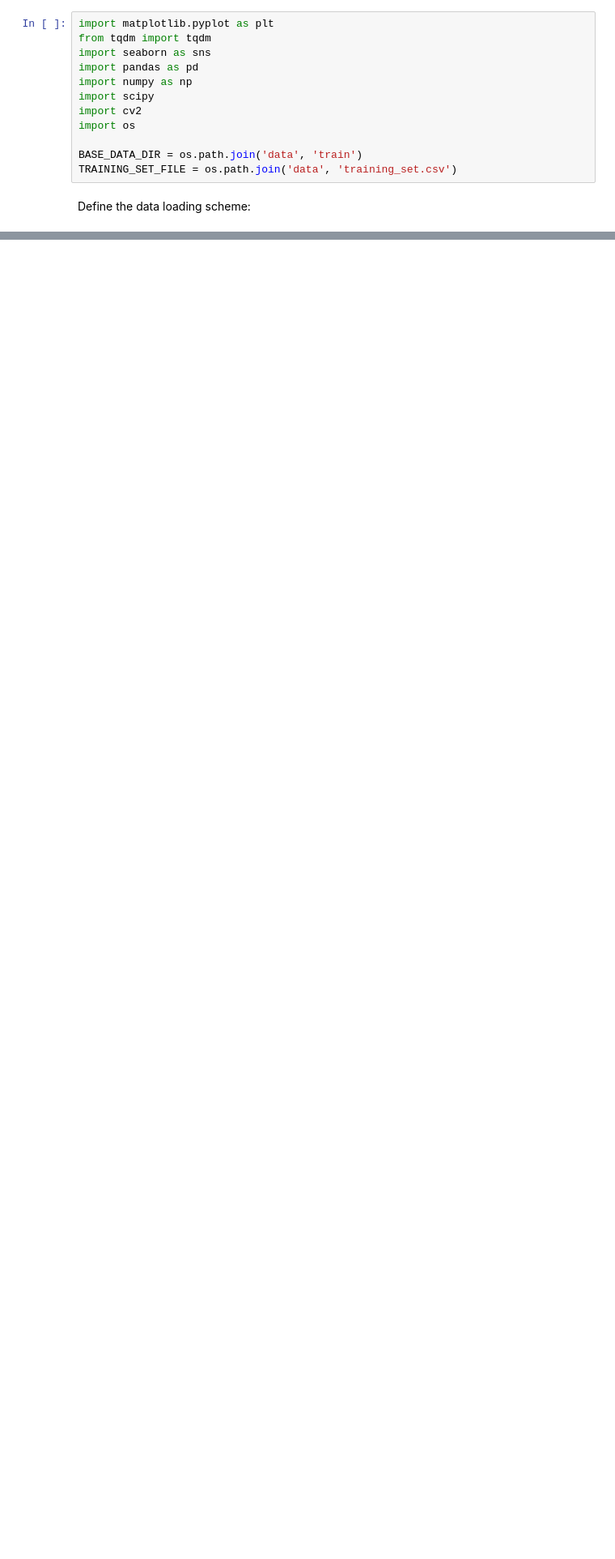
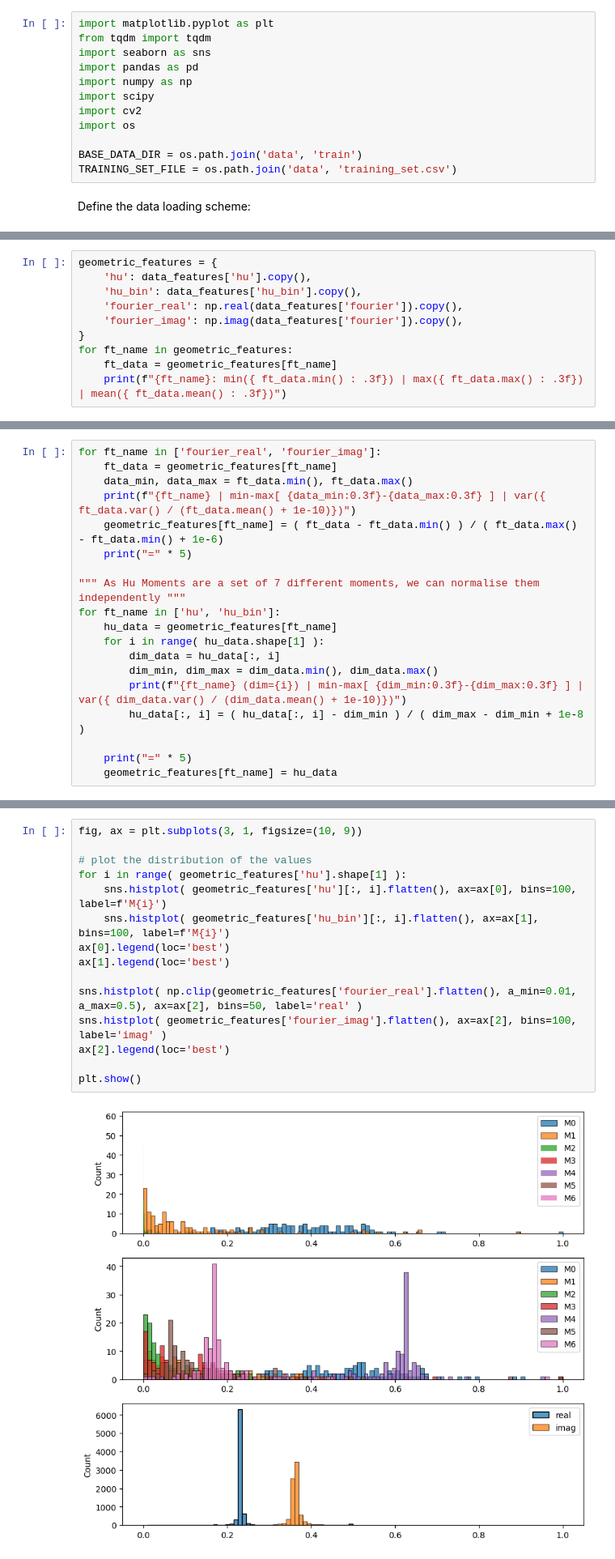
Before and after one commit to vvcastro/vision-chestXRay, a Jupyter notebook: 02_features_exploration.ipynb, the cells around one changed output, grey strips where cells are left out. Shown at 81% size. Drawn from its saved outputs; the diff is of its cells as text; blank space fills up the shorter version.

```diff
--- a/02_features_exploration.ipynb
+++ b/02_features_exploration.ipynb
@@ -176,0 +239,10 @@ Texture Features shape: (846,)
+# %%
+geometric_features = {
+    'hu': data_features['hu'].copy(),
+    'hu_bin': data_features['hu_bin'].copy(),
+    'fourier_real': np.real(data_features['fourier']).copy(),
+    'fourier_imag': np.imag(data_features['fourier']).copy(),
+}
+for ft_name in geometric_features:
+    ft_data = geometric_features[ft_name]
+    print(f"{ft_name}: min({ ft_data.min() : .3f}) | max({ ft_data.max() : .3f}) | mean({ ft_data.mean() : .3f})")
@@ -176,0 +256,19 @@ Texture Features shape: (846,)
+# %%
+for ft_name in ['fourier_real', 'fourier_imag']:
+    ft_data = geometric_features[ft_name]
+    data_min, data_max = ft_data.min(), ft_data.max()
+    print(f"{ft_name} | min-max[ {data_min:0.3f}-{data_max:0.3f} ] | var({ ft_data.var() / (ft_data.mean() + 1e-10)})")
+    geometric_features[ft_name] = ( ft_data - ft_data.min() ) / ( ft_data.max() - ft_data.min() + 1e-6)
+    print("=" * 5)
+
+""" As Hu Moments are a set of 7 different moments, we can normalise them independently """
+for ft_name in ['hu', 'hu_bin']:
+    hu_data = geometric_features[ft_name]
+    for i in range( hu_data.shape[1] ):
+        dim_data = hu_data[:, i]
+        dim_min, dim_max = dim_data.min(), dim_data.max()
+        print(f"{ft_name} (dim={i}) | min-max[ {dim_min:0.3f}-{dim_max:0.3f} ] | var({ dim_data.var() / (dim_data.mean() + 1e-10)})")
+        hu_data[:, i] = ( hu_data[:, i] - dim_min ) / ( dim_max - dim_min + 1e-8 )
+
+    print("=" * 5)
+    geometric_features[ft_name] = hu_data
@@ -176,0 +298,17 @@ Texture Features shape: (846,)
+# %%
+fig, ax = plt.subplots(3, 1, figsize=(10, 9))
+
+# plot the distribution of the values
+for i in range( geometric_features['hu'].shape[1] ):
+    sns.histplot( geometric_features['hu'][:, i].flatten(), ax=ax[0], bins=100, label=f'M{i}')
+    sns.histplot( geometric_features['hu_bin'][:, i].flatten(), ax=ax[1], bins=100, label=f'M{i}')
+ax[0].legend(loc='best')
+ax[1].legend(loc='best')
+
+sns.histplot( np.clip(geometric_features['fourier_real'].flatten(), a_min=0.01, a_max=0.5), ax=ax[2], bins=50, label='real' )
+sns.histplot( geometric_features['fourier_imag'].flatten(), ax=ax[2], bins=100, label='imag' )
+ax[2].legend(loc='best')
+
+plt.show()
+# %% [output]
+[figure, added]
```
Also changed, not shown: parts of 37 cells of this notebook, 5 other files.
